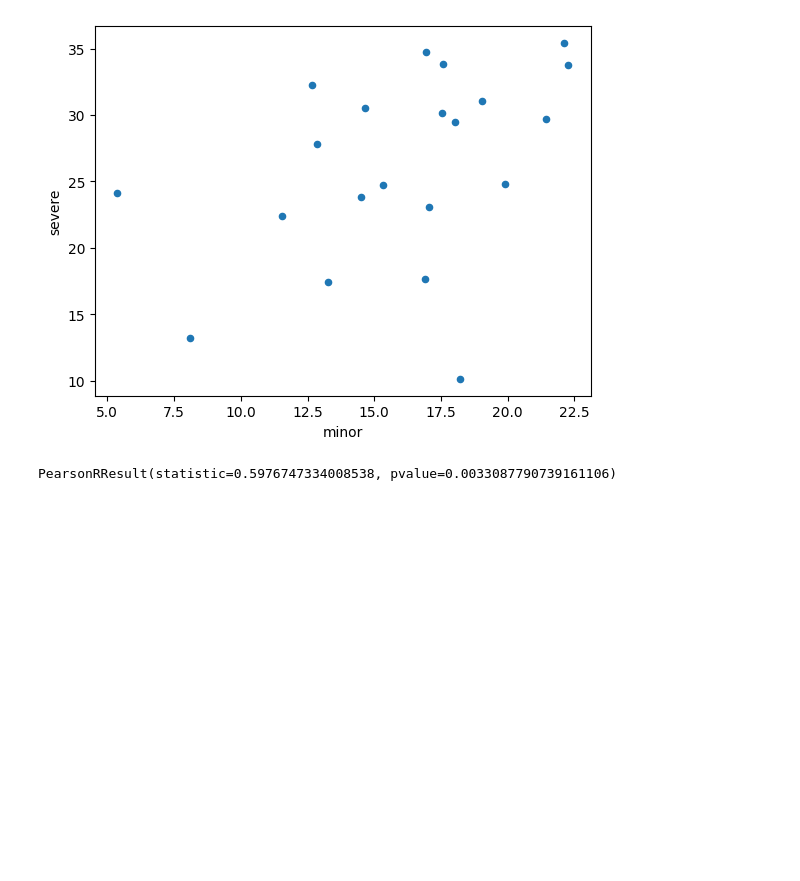
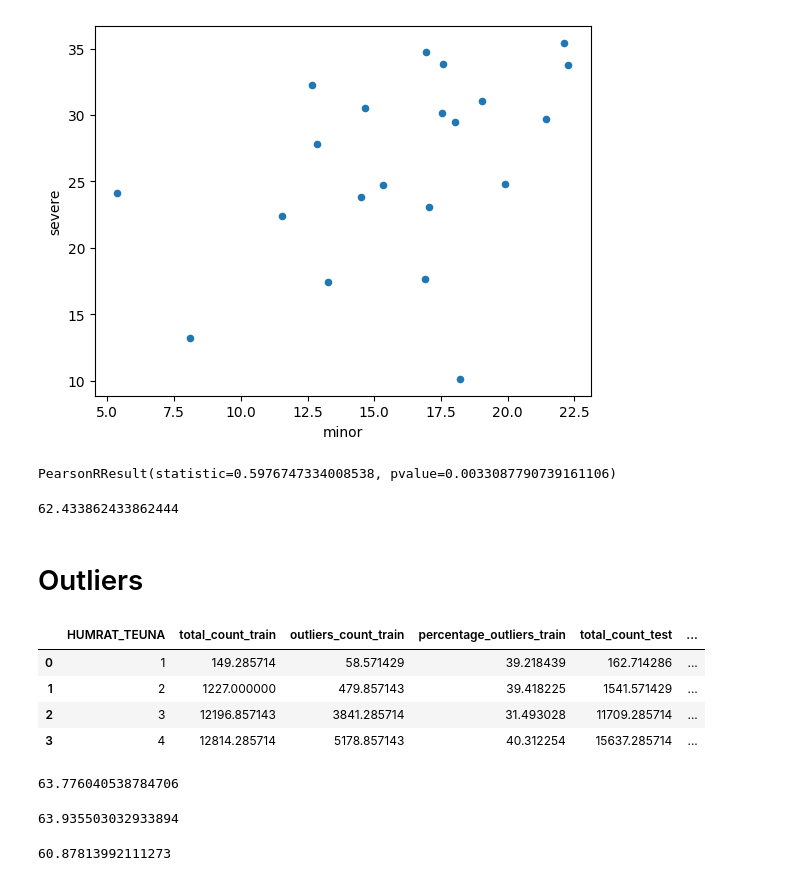
Before and after one commit to EliaMerran/road_accidents, a Jupyter notebook: theoretical_overview_latex.ipynb, the cells around one changed output. Drawn from its saved outputs; the diff is of its cells as text; code cells hidden in the pictures; blank space fills up the shorter version.

```diff
--- a/theoretical_overview_latex.ipynb
+++ b/theoretical_overview_latex.ipynb
@@ -403,3 +430,32 @@ risk.drop("city-15", axis=0).plot(kind="scatter", x="minor", y="severe")
 pearsonr(risk.minor, risk.severe)
 # %% [output]
 PearsonRResult(statistic=0.5976747334008538, pvalue=0.0033087790739161106)
+# %%
+12.98/(12.98+7.81) * 100
+# %% [output]
+62.433862433862444
+# %% [markdown]
+# Outliers
+# %%
+out = pd.read_csv(use_dir+"outliers_percentage.csv")
+out["inn"] = out.total_count_train - out.outliers_count_train
+out["is-minor"] = out.HUMRAT_TEUNA > 2
+out
+# %% [output]
+|  | HUMRAT_TEUNA | total_count_train | outliers_count_train | percentage_outliers_train | total_count_test | ... |
+| 0 | 1 | 149.285714 | 58.571429 | 39.218439 | 162.714286 | ... |
+| 1 | 2 | 1227.000000 | 479.857143 | 39.418225 | 1541.571429 | ... |
+| 2 | 3 | 12196.857143 | 3841.285714 | 31.493028 | 11709.285714 | ... |
+| 3 | 4 | 12814.285714 | 5178.857143 | 40.312254 | 15637.285714 | ... |
+# %%
+out.inn.sum() / out.total_count_train.sum() * 100
+# %% [output]
+63.776040538784706
+# %%
+out[out["is-minor"]].inn.sum() / out[out["is-minor"]].total_count_train.sum() * 100
+# %% [output]
+63.935503032933894
+# %%
+out[~out["is-minor"]].inn.sum() / out[~out["is-minor"]].total_count_train.sum() * 100
+# %% [output]
+60.87813992111273
```
Also changed, not shown: parts of 12 cells of this notebook.
